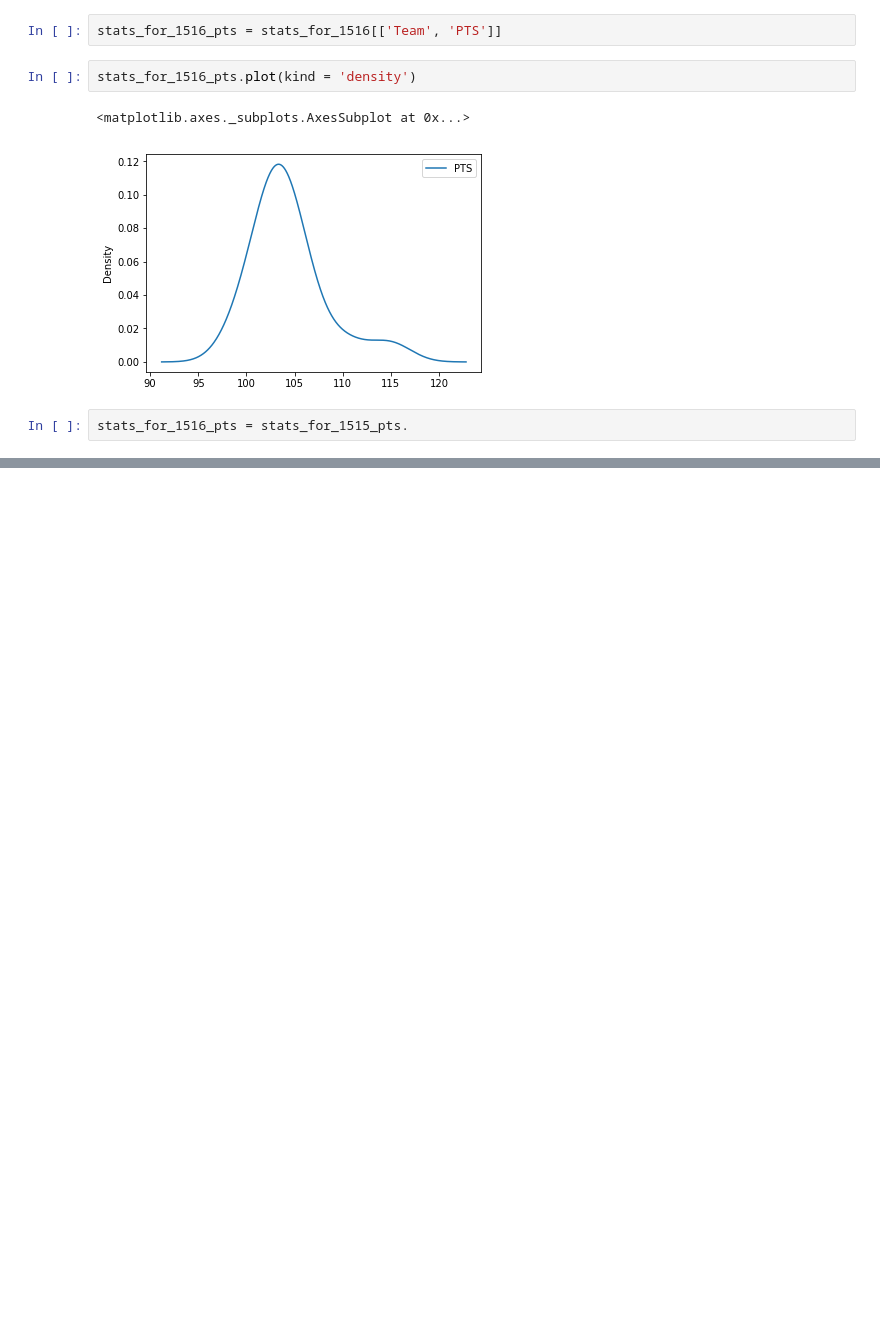
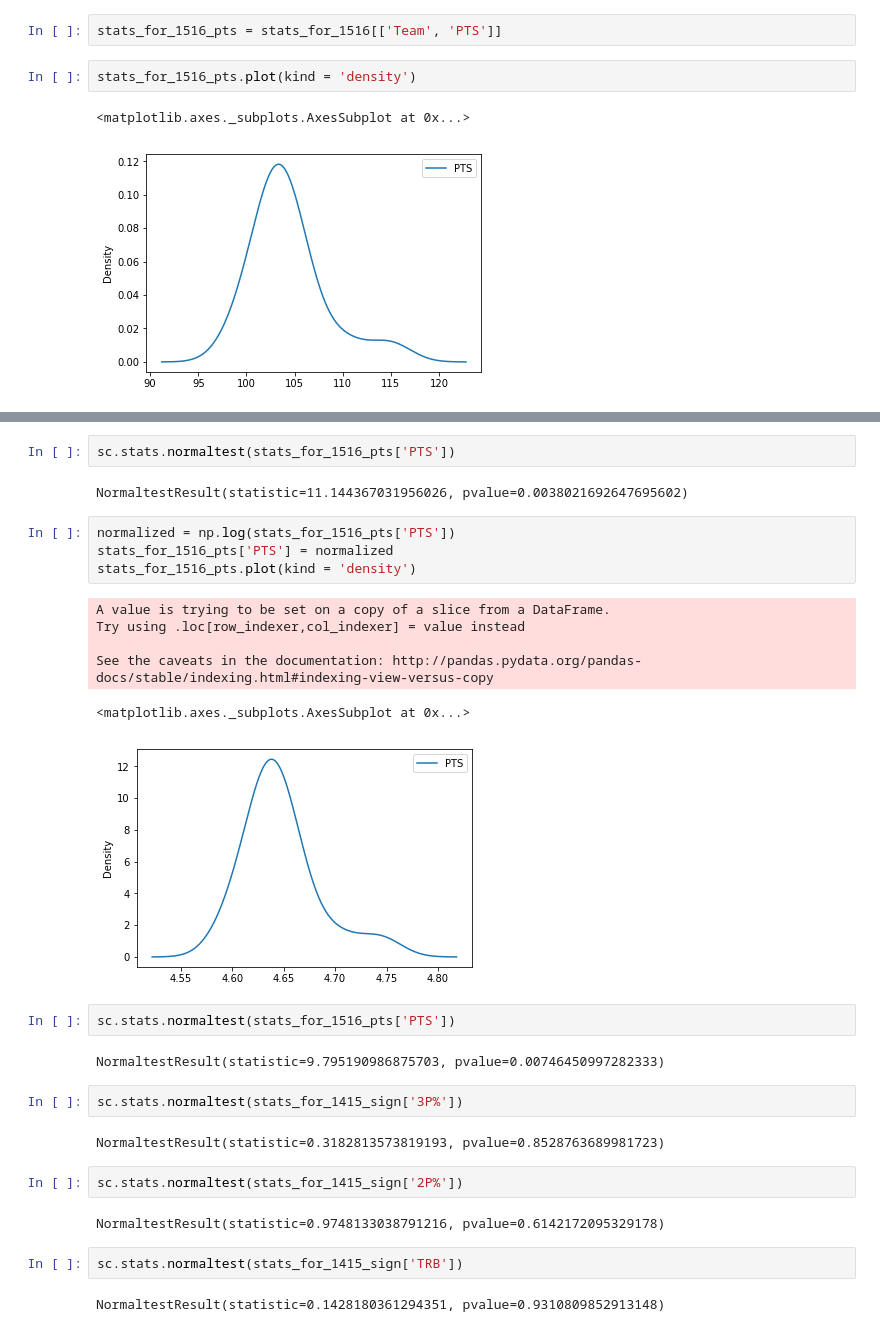
Before and after one commit to MaloneRobert/BasketballPredictor, a Jupyter notebook: Part_Two.ipynb, the cells around one changed output, grey strips where cells are left out. Cells and saved outputs as stored; diff of their text form; blank space fills up the shorter version.

```diff
--- a/Part_Two.ipynb
+++ b/Part_Two.ipynb
@@ -113,5 +119,3 @@ stats_for_1516_pts.plot(kind = 'density')
 # %% [output]
 <matplotlib.axes._subplots.AxesSubplot at 0x...>
 [figure]
-# %%
-stats_for_1516_pts = stats_for_1515_pts.
@@ -119,0 +122,31 @@ SyntaxError: invalid syntax (<ipython-input-10-f2e0cb0fd8c1>, line 1)
+# %%
+sc.stats.normaltest(stats_for_1516_pts['PTS'])
+# %% [output]
+NormaltestResult(statistic=11.144367031956026, pvalue=0.0038021692647695602)
+# %%
+normalized = np.log(stats_for_1516_pts['PTS'])
+stats_for_1516_pts['PTS'] = normalized
+stats_for_1516_pts.plot(kind = 'density')
+# %% [output]
+A value is trying to be set on a copy of a slice from a DataFrame.
+Try using .loc[row_indexer,col_indexer] = value instead
+
+See the caveats in the documentation: http://pandas.pydata.org/pandas-docs/stable/indexing.html#indexing-view-versus-copy
+<matplotlib.axes._subplots.AxesSubplot at 0x...>
+[figure, added]
+# %%
+sc.stats.normaltest(stats_for_1516_pts['PTS'])
+# %% [output]
+NormaltestResult(statistic=9.795190986875703, pvalue=0.00746450997282333)
+# %%
+sc.stats.normaltest(stats_for_1415_sign['3P%'])
+# %% [output]
+NormaltestResult(statistic=0.3182813573819193, pvalue=0.8528763689981723)
+# %%
+sc.stats.normaltest(stats_for_1415_sign['2P%'])
+# %% [output]
+NormaltestResult(statistic=0.9748133038791216, pvalue=0.6142172095329178)
+# %%
+sc.stats.normaltest(stats_for_1415_sign['TRB'])
+# %% [output]
+NormaltestResult(statistic=0.1428180361294351, pvalue=0.9310809852913148)
```
Also changed, not shown: parts of 10 cells of this notebook.
